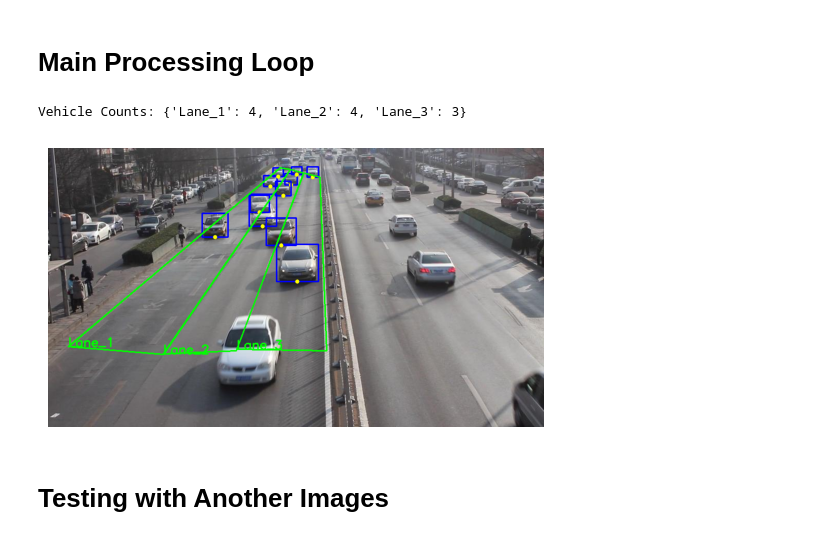
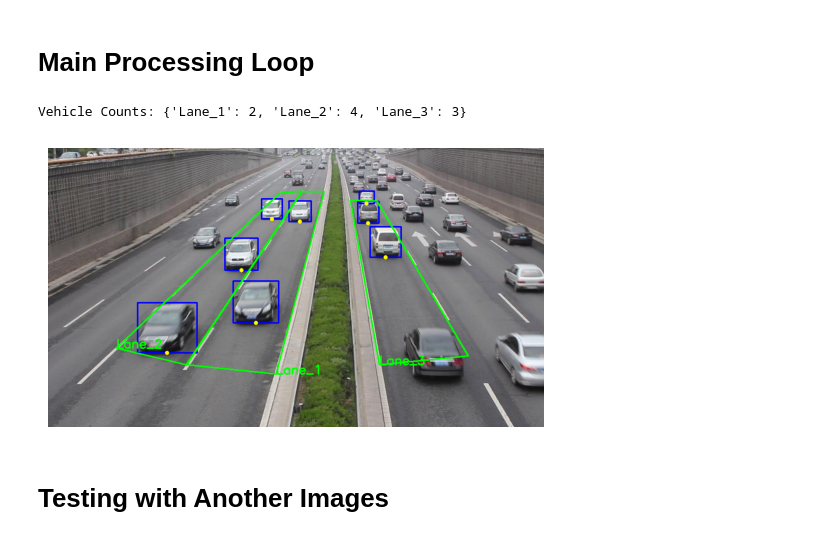
Before and after one commit to Muditha-Kumara/VisionProject, a Jupyter notebook: code.ipynb, the cells around one changed output. Cells and saved outputs as stored; diff of their text form; code cells hidden in the pictures.

Commit message:
add new dataset

```diff
--- a/code.ipynb
+++ b/code.ipynb
@@ -15,7 +34,7 @@ model = YOLO(MODEL_WEIGHTS)
 # Define Lane Polygons
 # %%
 # Mark lane polygons interactively on img00001.jpg
-ref_frame = cv2.imread("dataset/img00001.jpg")
+ref_frame = cv2.imread("dataset/best/img00001.jpg")
 if ref_frame is None:
     ref_frame = cv2.imread("img00001.jpg")
 if ref_frame is None:
@@ -226,7 +245,10 @@ def detect_vehicles_in_polygon(
     padding=20,
 ):
     roi, (ox, oy) = get_polygon_roi(frame, poly, padding=padding)
-    results = model(roi, conf=conf, imgsz=imgsz, verbose=False)
+    if roi.size == 0 or roi.shape[0] < 16 or roi.shape[1] < 16:
+        return []
+
+    results = model(roi, conf=conf, imgsz=imgsz, verbose=False, device='cpu')
 
     detections = []
     for result in results:
@@ -257,40 +279,40 @@ def detect_vehicles_in_polygon(
 # Main Processing Loop
 # %%
 # Load your sample image
-image_path = "dataset/img00001.jpg"
+image_path = "dataset/best/img00001.jpg"
 frame = cv2.imread(image_path)
 if frame is None:
     raise FileNotFoundError(f"{image_path} not found")
 
 counts = {name: 0 for name in lane_polygons}
 vehicle_classes = {2, 3, 5, 7}
 conf_threshold = 0.25
 
 for lane_name, poly in lane_polygons.items():
     detections = detect_vehicles_in_polygon(
         frame,
         poly,
         model,
         conf=conf_threshold,
         imgsz=640,
         vehicle_classes=vehicle_classes,
     )
     for det in detections:
         x1, y1, x2, y2 = det["bbox"]
         counts[lane_name] += 1
         cv2.rectangle(frame, (x1, y1), (x2, y2), (255, 0, 0), 2)
         cx, cy = det["anchor"]
         cv2.circle(frame, (cx, cy), 4, (0, 255, 255), -1)
 
 # Display results
 frame = draw_lanes(frame)
 print(f"Vehicle Counts: {counts}")
 plt.imshow(cv2.cvtColor(frame, cv2.COLOR_BGR2RGB))
 plt.axis("off")
 plt.show()
 # %% [output]
-Vehicle Counts: {'Lane_1': 4, 'Lane_2': 4, 'Lane_3': 3}
+Vehicle Counts: {'Lane_1': 2, 'Lane_2': 4, 'Lane_3': 3}
-[figure, old version]
+[figure, new version]
 # %% [markdown]
 # Testing with Another Images
 # %%
```
Also changed, not shown: parts of 4 cells of this notebook, 1 other file.
